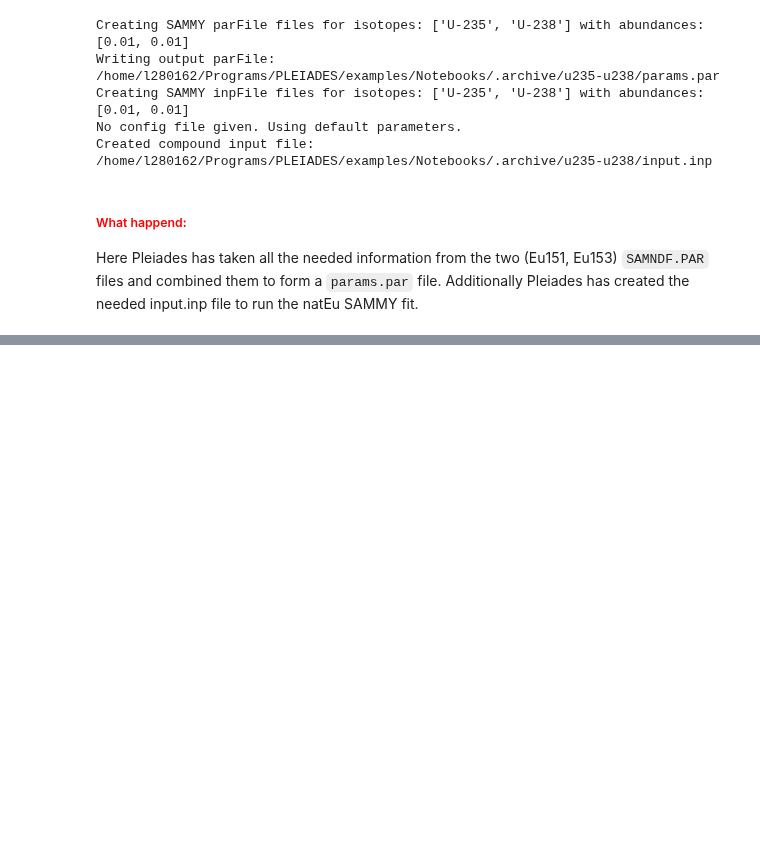
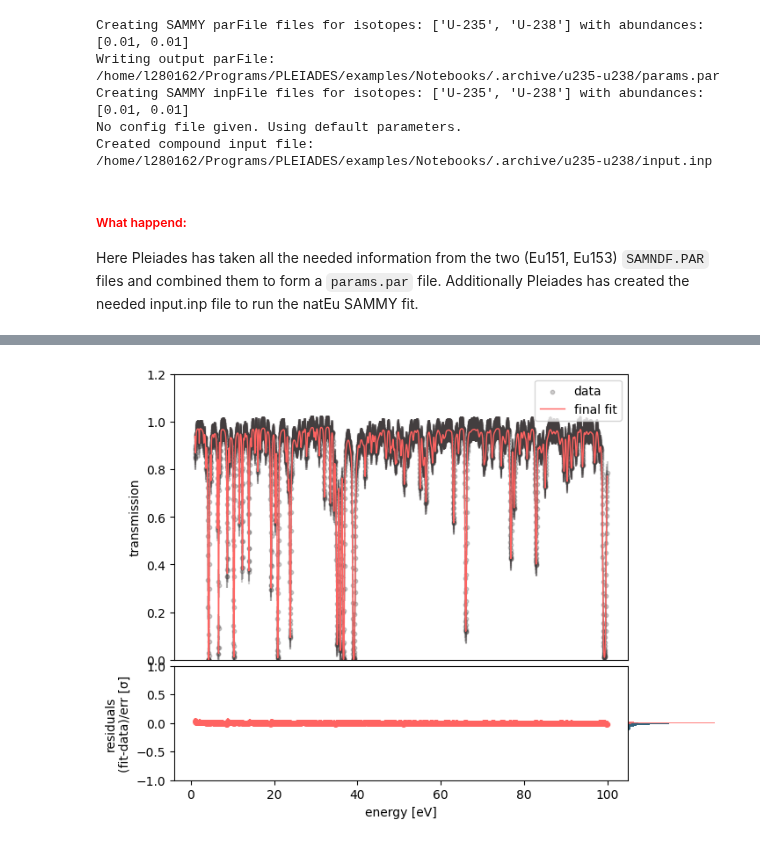
Before and after one commit to lanl/PLEIADES, a Jupyter notebook: examples/Notebooks/u_fit_tutorial.ipynb, the cells around one changed output, grey strips where cells are left out. Saved outputs shown, nothing was run; the diff lists cells and outputs as text; code cells hidden in the pictures; blank space fills up the shorter version.

```diff
--- a/examples/Notebooks/u_fit_tutorial.ipynb
+++ b/examples/Notebooks/u_fit_tutorial.ipynb
@@ -91,0 +99,5 @@ Here we
+# %%
+uranium_fit = sammyOutput.lptResults(uranium.params['directories']['sammy_fit_dir']+"/results/SAMMY.LPT")
+
+# Print the final iteration of the fit which are the results we are interested in.
+print(json.dumps(uranium_fit._results['Iteration Results'][-1],indent=4))
@@ -96,0 +135,16 @@ sammyPlotter.process_and_plot_lst_file(uranium.params['directories']['sammy_fit_
+# %%
+# Print out the initial parameters for the isotopes (names and abundances)
+print(f"Isotopes: {uranium.params['isotopes']['names']}")
+print(f"Initial Abundance: {uranium.params['isotopes']['abundances']}")
+print(f"Initial Thickness: {uranium.params['broadening']['thickness']}")
+
+# Update the isotope abundances with the new results from the SAMMY fit
+for i, isotope in enumerate(uranium.params['isotopes']['names']):
+    uranium.params['isotopes']['abundances'][i] = float(uranium_fit._results['Iteration Results'][-1]['Nuclides'][i]['Abundance'])
+
+# Update the sample thickness with the new results from the SAMMY fit
+uranium.params['broadening']['thickness'] = float(uranium_fit._results['Iteration Results'][-1]['Thickness'])
+
+# check your work!
+print(f"New Abundance: {uranium.params['isotopes']['abundances']}")
+print(f"New Thickness: {uranium.params['broadening']['thickness']}")
@@ -96,0 +157,8 @@ sammyPlotter.process_and_plot_lst_file(uranium.params['directories']['sammy_fit_
+# %%
+# Add Ta to the isotopes names and set initial abundance to 0.01
+uranium.params['isotopes']['names'].append('Ta-181')
+uranium.params['isotopes']['abundances'].append(0.01)
+
+# check your work!
+print(f"Names: {uranium.params['isotopes']['names']}")
+print(f"Abundance: {uranium.params['isotopes']['abundances']}")
@@ -96,0 +180,3 @@ sammyPlotter.process_and_plot_lst_file(uranium.params['directories']['sammy_fit_
+# %%
+# Configure the sammy run, this will create a compound parFile.
+sammyUtils.configure_sammy_run(uranium,verbose_level=1)
@@ -96,0 +218,5 @@ sammyPlotter.process_and_plot_lst_file(uranium.params['directories']['sammy_fit_
+# %%
+# Plot the results
+sammyPlotter.process_and_plot_lst_file(uranium.params['directories']['sammy_fit_dir']+"/results/SAMMY.LST", residual=True,quantity='transmission')
+# %% [output]
+[figure, added]
```
Also changed, not shown: parts of 18 cells of this notebook, 2 other files.
